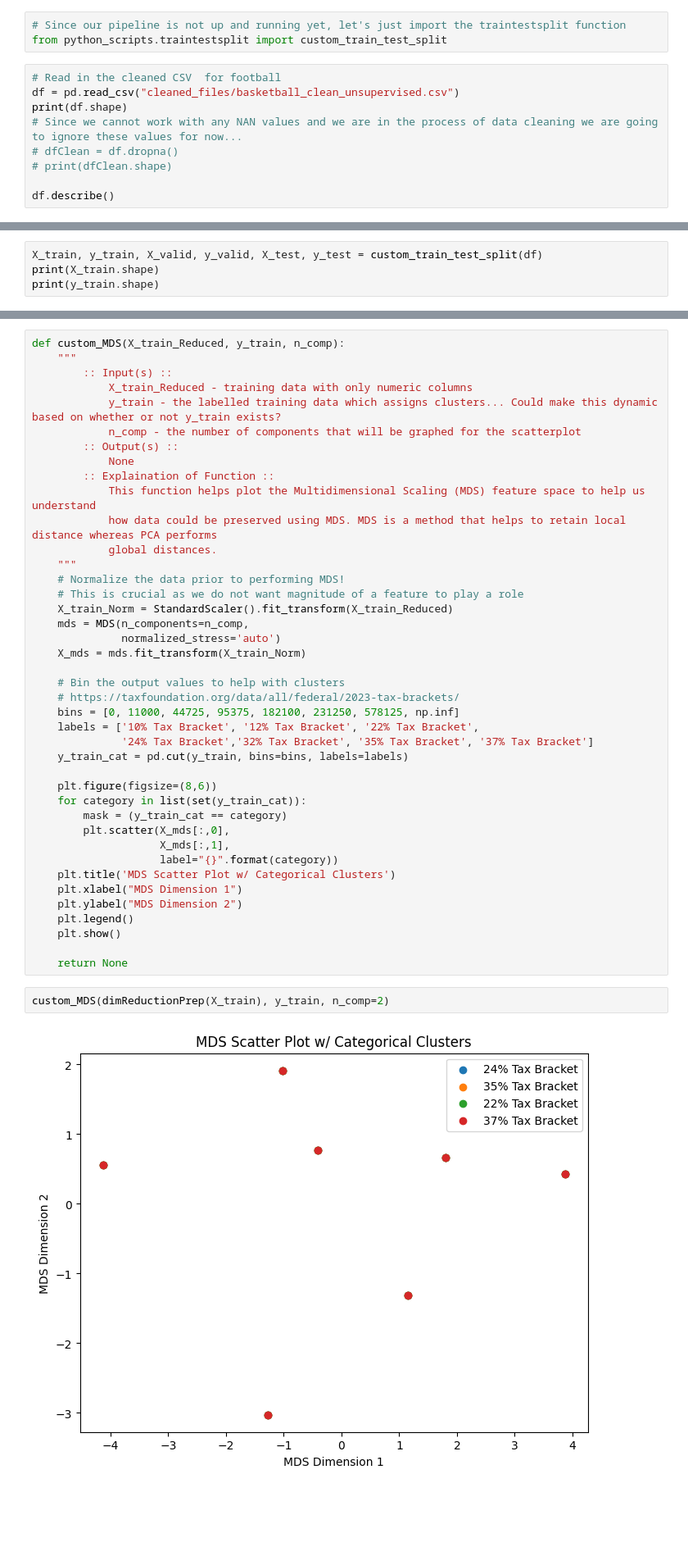
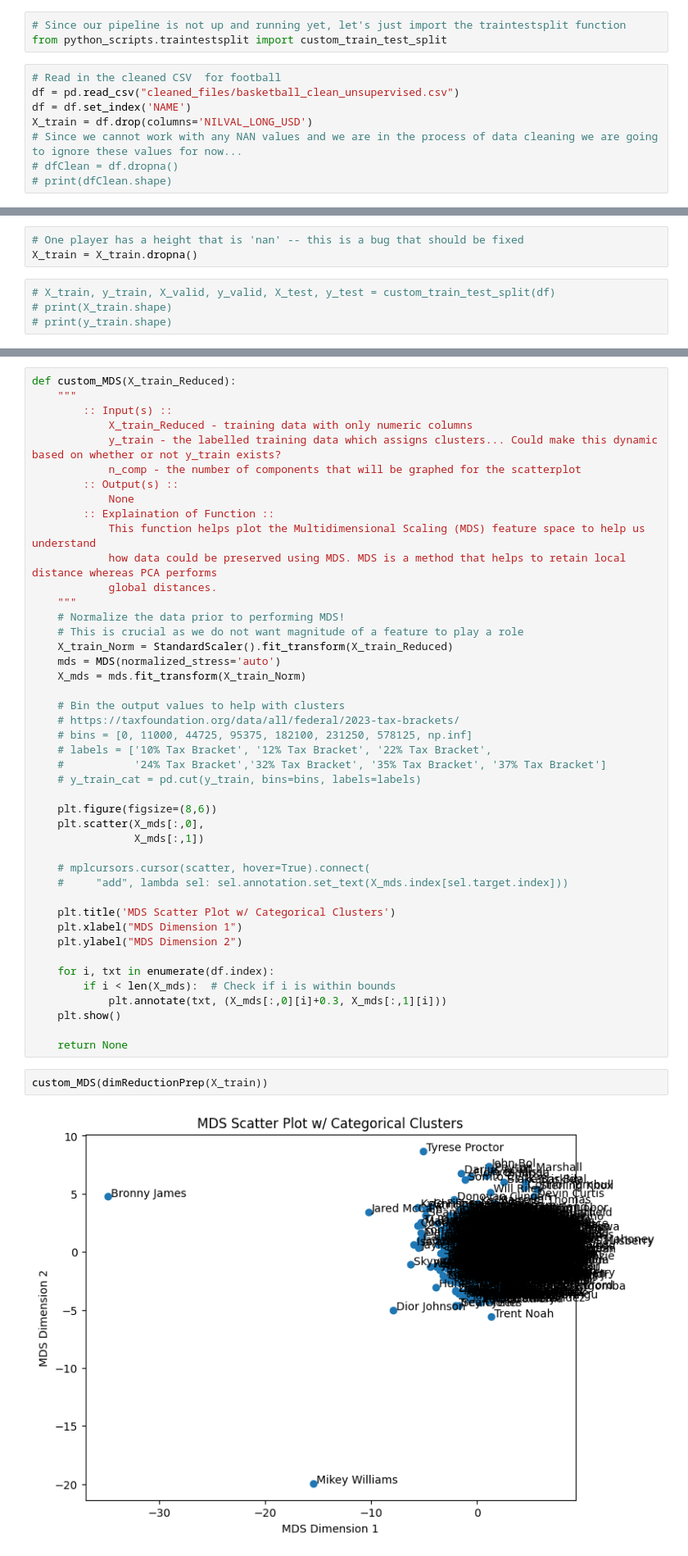
Before and after one commit to mvizzini951/MS2_NIL, a Jupyter notebook: unsupervised.ipynb, the cells around one changed output, grey strips where cells are left out. Shown at 82% size. Drawn from its saved outputs; the diff is of its cells as text; blank space fills up the shorter version.

Commit message:
Messing around with some text in the plots

```diff
--- a/unsupervised.ipynb
+++ b/unsupervised.ipynb
@@ -23,9 +24,8 @@ from python_scripts.traintestsplit import custom_train_test_split
 # %%
 # Read in the cleaned CSV  for football
 df = pd.read_csv("cleaned_files/basketball_clean_unsupervised.csv")
-print(df.shape)
+df = df.set_index('NAME')
+X_train = df.drop(columns='NILVAL_LONG_USD')
 # Since we cannot work with any NAN values and we are in the process of data cleaning we are going to ignore these values for now...
 # dfClean = df.dropna()
 # print(dfClean.shape)
-
-df.describe()
@@ -43,4 +32,7 @@ df.describe()
+# %%
+# One player has a height that is 'nan' -- this is a bug that should be fixed
+X_train = X_train.dropna()
 # %%
-X_train, y_train, X_valid, y_valid, X_test, y_test = custom_train_test_split(df)
-print(X_train.shape)
-print(y_train.shape)
+# X_train, y_train, X_valid, y_valid, X_test, y_test = custom_train_test_split(df)
+# print(X_train.shape)
+# print(y_train.shape)
@@ -225,7 +213,7 @@ custom_BiPlot(dimReductionPrep(X_train))
 - If clusters are far apart in the OG data, then they will be far apart in the MDS projection
 - weights can be introduced to handle missing data in MDS! We have lots of missing data in this project...
 # %%
-def custom_MDS(X_train_Reduced, y_train, n_comp):
+def custom_MDS(X_train_Reduced):
     """
         :: Input(s) ::
             X_train_Reduced - training data with only numeric columns
@@ -241,34 +229,37 @@ def custom_MDS(X_train_Reduced, y_train, n_comp):
     # Normalize the data prior to performing MDS!
     # This is crucial as we do not want magnitude of a feature to play a role
     X_train_Norm = StandardScaler().fit_transform(X_train_Reduced)
-    mds = MDS(n_components=n_comp,
-              normalized_stress='auto')
+    mds = MDS(normalized_stress='auto')
     X_mds = mds.fit_transform(X_train_Norm)
 
     # Bin the output values to help with clusters
     # https://taxfoundation.org/data/all/federal/2023-tax-brackets/
-    bins = [0, 11000, 44725, 95375, 182100, 231250, 578125, np.inf]
-    labels = ['10% Tax Bracket', '12% Tax Bracket', '22% Tax Bracket',
-              '24% Tax Bracket','32% Tax Bracket', '35% Tax Bracket', '37% Tax Bracket']
-    y_train_cat = pd.cut(y_train, bins=bins, labels=labels)
+    # bins = [0, 11000, 44725, 95375, 182100, 231250, 578125, np.inf]
+    # labels = ['10% Tax Bracket', '12% Tax Bracket', '22% Tax Bracket',
+    #           '24% Tax Bracket','32% Tax Bracket', '35% Tax Bracket', '37% Tax Bracket']
+    # y_train_cat = pd.cut(y_train, bins=bins, labels=labels)
 
     plt.figure(figsize=(8,6))
-    for category in list(set(y_train_cat)):
-        mask = (y_train_cat == category)
-        plt.scatter(X_mds[:,0],
-                    X_mds[:,1],
-                    label="{}".format(category))
+    plt.scatter(X_mds[:,0],
+                X_mds[:,1])
+
+    # mplcursors.cursor(scatter, hover=True).connect(
+    #     "add", lambda sel: sel.annotation.set_text(X_mds.index[sel.target.index]))
+
     plt.title('MDS Scatter Plot w/ Categorical Clusters')
     plt.xlabel("MDS Dimension 1")
     plt.ylabel("MDS Dimension 2")
-    plt.legend()
+
+    for i, txt in enumerate(df.index):
+        if i < len(X_mds):  # Check if i is within bounds
+            plt.annotate(txt, (X_mds[:,0][i]+0.3, X_mds[:,1][i]))
     plt.show()
 
     return None
 # %%
-custom_MDS(dimReductionPrep(X_train), y_train, n_comp=2)
+custom_MDS(dimReductionPrep(X_train))
 # %% [output]
-[figure, old version]
+[figure, new version]
 # %% [markdown]
 #### t-Distributed Stochastic Neighbor Embedding (t-SNE)
 
```
Also changed, not shown: parts of 11 cells of this notebook.
